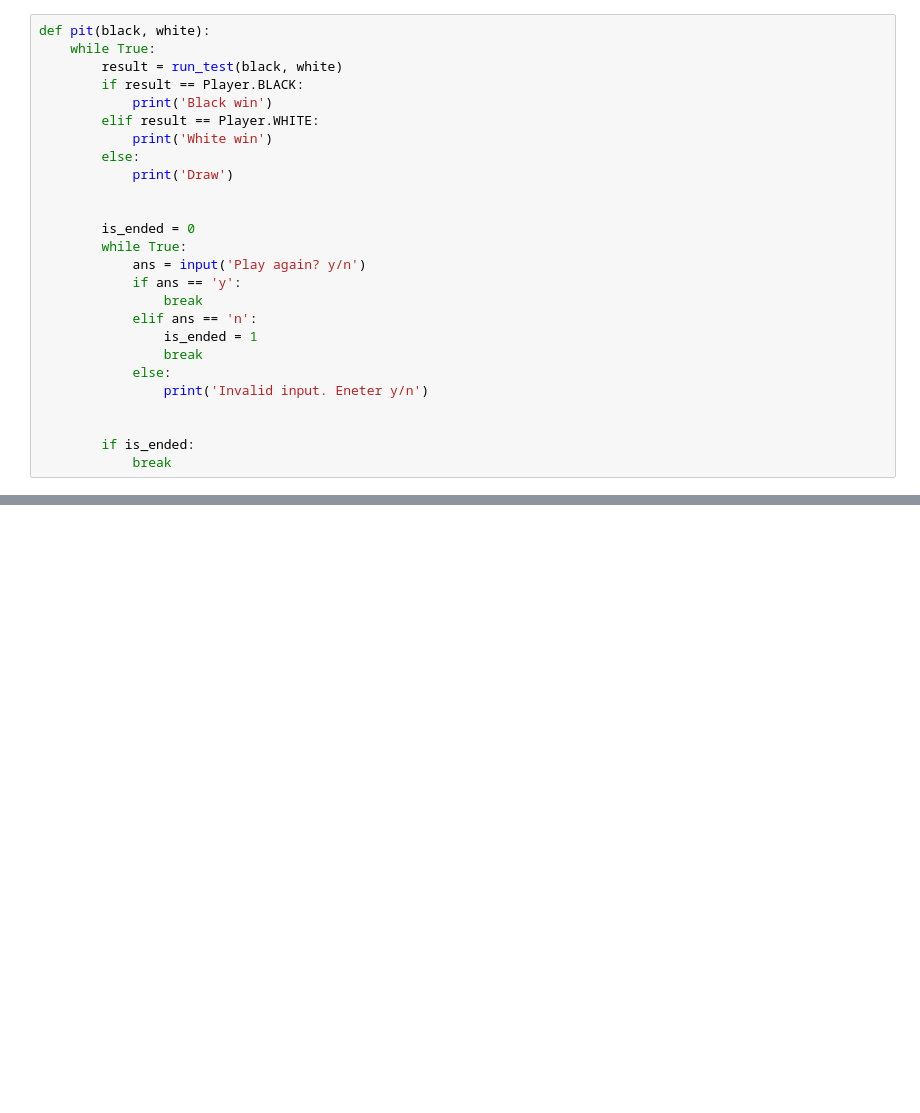
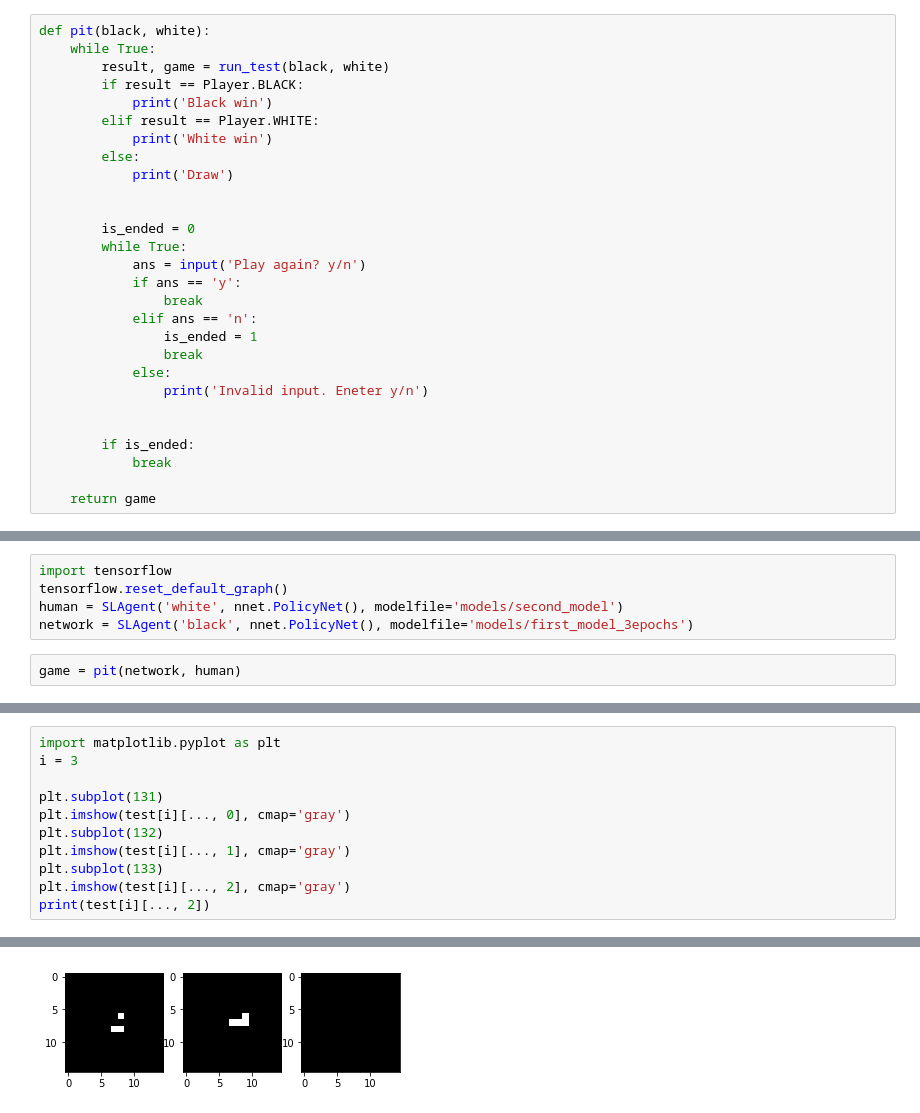
Before and after one commit to puhsu/renju, a Jupyter notebook: src/Playground.ipynb, the cells around one changed output, grey strips where cells are left out. Drawn from its saved outputs; the diff is of its cells as text; blank space fills up the shorter version.

```diff
--- a/src/Playground.ipynb
+++ b/src/Playground.ipynb
@@ -6,7 +7,7 @@ from renju import run_test, Player
 # %%
 def pit(black, white):
     while True:
-        result = run_test(black, white)
+        result, game = run_test(black, white)
         if result == Player.BLACK:
             print('Black win')
         elif result == Player.WHITE:
@@ -29,3 +30,5 @@ def pit(black, white):
 
         if is_ended:
             break
+
+    return game
@@ -37,0 +35,7 @@ White win
+# %%
+import tensorflow
+tensorflow.reset_default_graph()
+human = SLAgent('white', nnet.PolicyNet(), modelfile='models/second_model')
+network = SLAgent('black', nnet.PolicyNet(), modelfile='models/first_model_3epochs')
+# %%
+game = pit(network, human)
@@ -37,0 +389,12 @@ White win
+# %%
+import matplotlib.pyplot as plt
+i = 3
+
+plt.subplot(131)
+plt.imshow(test[i][..., 0], cmap='gray')
+plt.subplot(132)
+plt.imshow(test[i][..., 1], cmap='gray')
+plt.subplot(133)
+plt.imshow(test[i][..., 2], cmap='gray')
+print(test[i][..., 2])
+# %% [output]
@@ -37,0 +416 @@ White win
+[figure, added]
```
Also changed, not shown: parts of 19 cells of this notebook, 2 other files.
